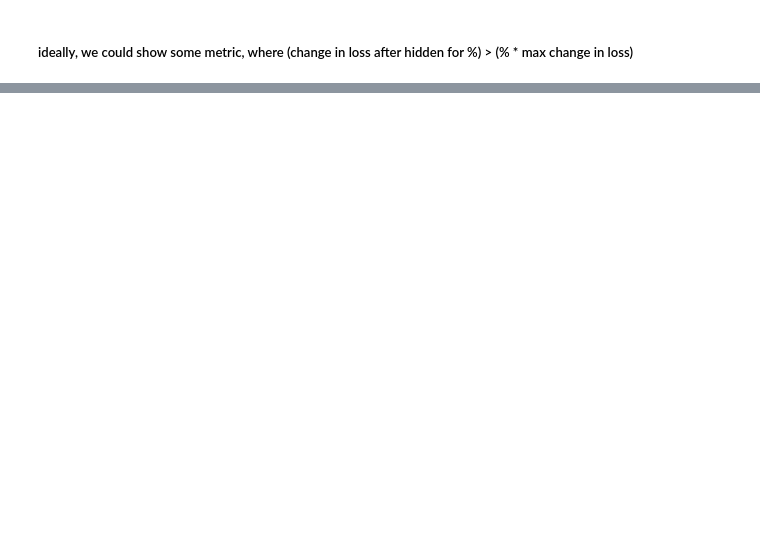
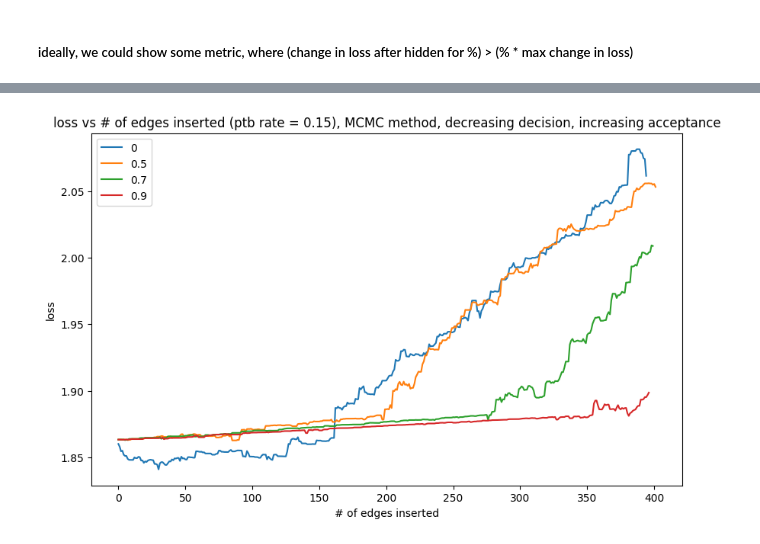
Before and after one commit to wrcorcoran/2-phase-attack, a Jupyter notebook: experiments/2-phase/metattack_loss_mcmc.ipynb, the cells around one changed output, grey strips where cells are left out. Cells and saved outputs as stored; diff of their text form; code cells hidden in the pictures; blank space fills up the shorter version.

```diff
--- a/experiments/2-phase/metattack_loss_mcmc.ipynb
+++ b/experiments/2-phase/metattack_loss_mcmc.ipynb
@@ -897,0 +637,8 @@ plt.show()
+# %%
+splits = [0, 0.5, 0.7, 0.9]
+# splits = [0.5, 0.7, 0.9]
+split_dic_decreasing_gradual = defaultdict(list)
+# %%
+for s in splits:
+    print(s)
+    split_dic_decreasing_gradual[s] = two_phase_attack_mcmc(s, decreasing_fn, increasing_fn)
@@ -897,0 +709,15 @@ plt.show()
+# %%
+plt.figure(figsize=(10, 6))
+
+# Iterate over the dictionary and plot each list
+for label, values in split_dic_decreasing_gradual.items():
+    plt.plot(values, label=str(label))
+
+plt.xlabel('# of edges inserted')
+plt.ylabel('loss')
+plt.title('loss vs # of edges inserted (ptb rate = 0.15), MCMC method, decreasing decision, increasing acceptance')
+plt.legend()
+
+plt.show()
+# %% [output]
+[figure, added]
```
Also changed, not shown: parts of 18 cells of this notebook.
